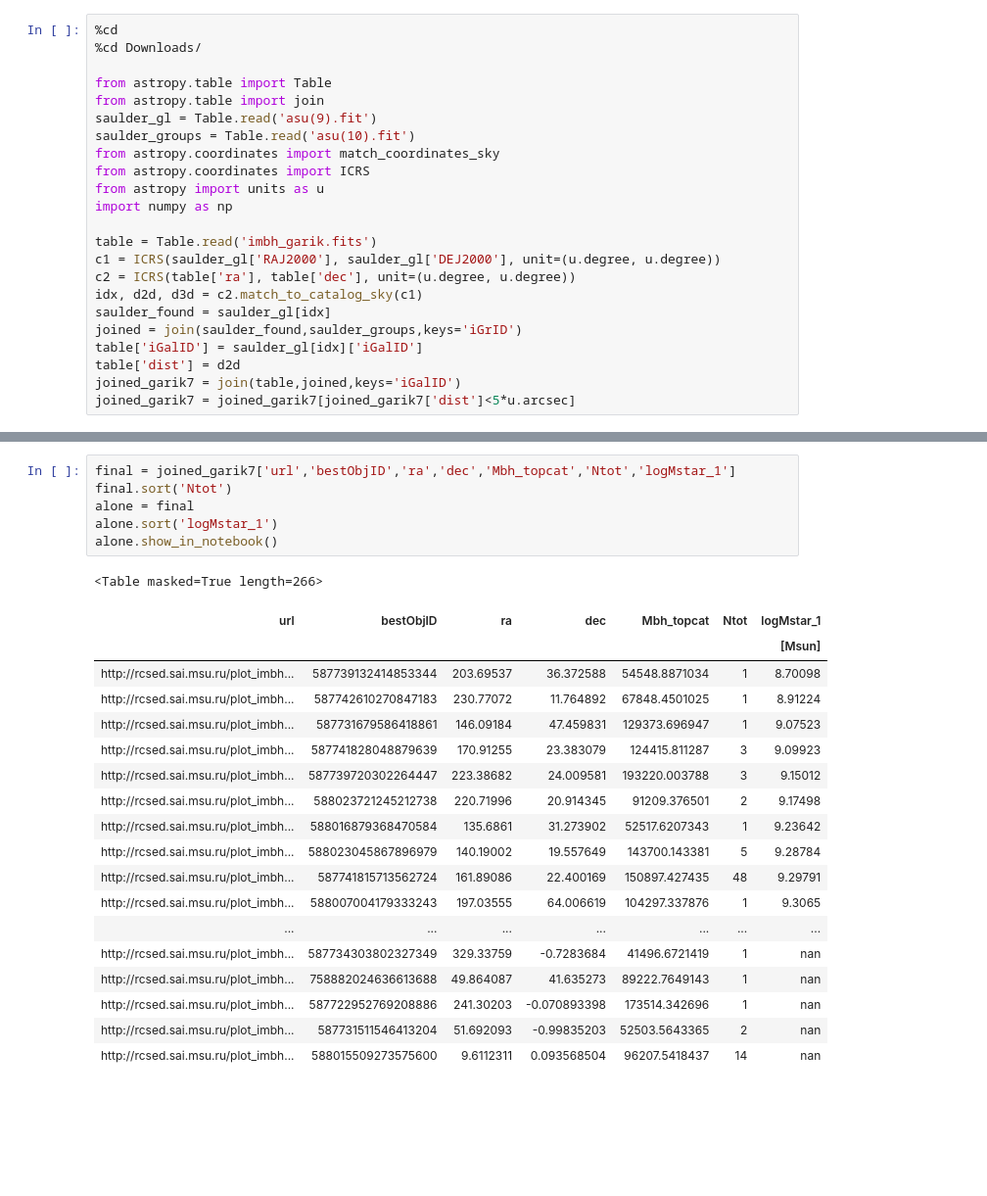
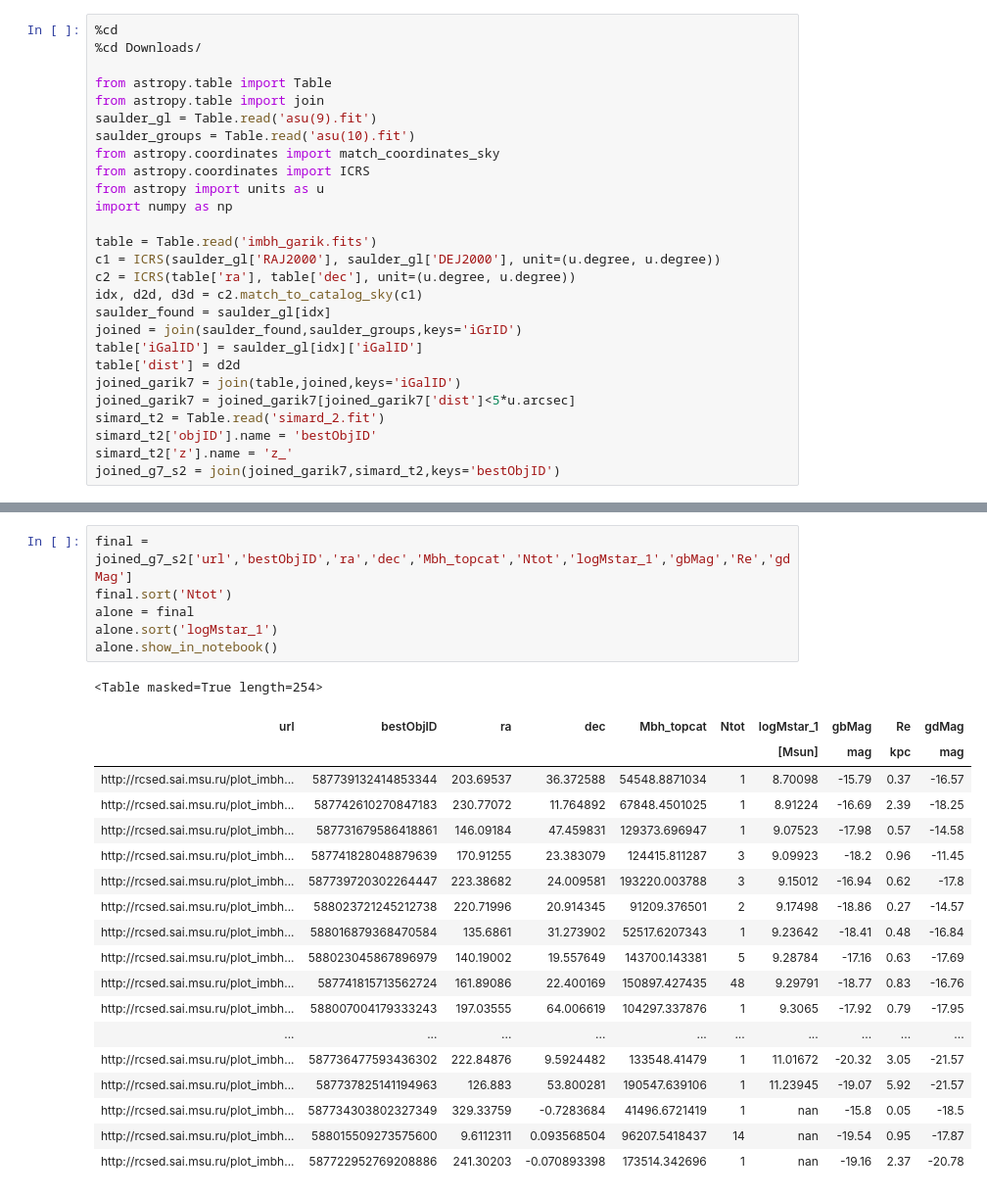
Before and after one commit to Kirilliann/imbh_host, a Jupyter notebook: table_groups.ipynb, the cells around one changed output, grey strips where cells are left out. Shown at 98% size. Saved outputs shown, nothing was run; the diff lists cells and outputs as text; blank space fills up the shorter version.

Commit message:
simard added

```diff
--- a/table_groups.ipynb
+++ b/table_groups.ipynb
@@ -21,6 +21,10 @@ table['iGalID'] = saulder_gl[idx]['iGalID']
 table['dist'] = d2d
 joined_garik7 = join(table,joined,keys='iGalID')
 joined_garik7 = joined_garik7[joined_garik7['dist']<5*u.arcsec]
+simard_t2 = Table.read('simard_2.fit')
+simard_t2['objID'].name = 'bestObjID'
+simard_t2['z'].name = 'z_'
+joined_g7_s2 = join(joined_garik7,simard_t2,keys='bestObjID')
 # %% [output]
 /home/kirill
 /home/kirill/Downloads
@@ -44,26 +48,26 @@ WARNING: MergeConflictWarning: Cannot merge meta key 'UCD__10' types <type 'str'
 # %%
-final = joined_garik7['url','bestObjID','ra','dec','Mbh_topcat','Ntot','logMstar_1']
+final = joined_g7_s2['url','bestObjID','ra','dec','Mbh_topcat','Ntot','logMstar_1','gbMag','Re','gdMag']
 final.sort('Ntot')
 alone = final
 alone.sort('logMstar_1')
 alone.show_in_notebook()
 # %% [output]
-<Table masked=True length=266>
+<Table masked=True length=254>
-| url | bestObjID | ra | dec | Mbh_topcat | Ntot | logMstar_1 |
-|  |  |  |  |  |  | [Msun] |
-| http://rcsed.sai.msu.ru/plot_imbh... | 587739132414853344 | 203.69537 | 36.372588 | 54548.8871034 | 1 | 8.70098 |
-| http://rcsed.sai.msu.ru/plot_imbh... | 587742610270847183 | 230.77072 | 11.764892 | 67848.4501025 | 1 | 8.91224 |
-| http://rcsed.sai.msu.ru/plot_imbh... | 587731679586418861 | 146.09184 | 47.459831 | 129373.696947 | 1 | 9.07523 |
-| http://rcsed.sai.msu.ru/plot_imbh... | 587741828048879639 | 170.91255 | 23.383079 | 124415.811287 | 3 | 9.09923 |
-| http://rcsed.sai.msu.ru/plot_imbh... | 587739720302264447 | 223.38682 | 24.009581 | 193220.003788 | 3 | 9.15012 |
-| http://rcsed.sai.msu.ru/plot_imbh... | 588023721245212738 | 220.71996 | 20.914345 | 91209.376501 | 2 | 9.17498 |
-| http://rcsed.sai.msu.ru/plot_imbh... | 588016879368470584 | 135.6861 | 31.273902 | 52517.6207343 | 1 | 9.23642 |
-| http://rcsed.sai.msu.ru/plot_imbh... | 588023045867896979 | 140.19002 | 19.557649 | 143700.143381 | 5 | 9.28784 |
-| http://rcsed.sai.msu.ru/plot_imbh... | 587741815713562724 | 161.89086 | 22.400169 | 150897.427435 | 48 | 9.29791 |
-| http://rcsed.sai.msu.ru/plot_imbh... | 588007004179333243 | 197.03555 | 64.006619 | 104297.337876 | 1 | 9.3065 |
-| ... | ... | ... | ... | ... | ... | ... |
-| http://rcsed.sai.msu.ru/plot_imbh... | 587734303802327349 | 329.33759 | -0.7283684 | 41496.6721419 | 1 | nan |
-| http://rcsed.sai.msu.ru/plot_imbh... | 758882024636613688 | 49.864087 | 41.635273 | 89222.7649143 | 1 | nan |
-| http://rcsed.sai.msu.ru/plot_imbh... | 587722952769208886 | 241.30203 | -0.070893398 | 173514.342696 | 1 | nan |
-| http://rcsed.sai.msu.ru/plot_imbh... | 587731511546413204 | 51.692093 | -0.99835203 | 52503.5643365 | 2 | nan |
-| http://rcsed.sai.msu.ru/plot_imbh... | 588015509273575600 | 9.6112311 | 0.093568504 | 96207.5418437 | 14 | nan |
+| url | bestObjID | ra | dec | Mbh_topcat | Ntot | logMstar_1 | gbMag | Re | gdMag |
+|  |  |  |  |  |  | [Msun] | mag | kpc | mag |
+| http://rcsed.sai.msu.ru/plot_imbh... | 587739132414853344 | 203.69537 | 36.372588 | 54548.8871034 | 1 | 8.70098 | -15.79 | 0.37 | -16.57 |
+| http://rcsed.sai.msu.ru/plot_imbh... | 587742610270847183 | 230.77072 | 11.764892 | 67848.4501025 | 1 | 8.91224 | -16.69 | 2.39 | -18.25 |
+| http://rcsed.sai.msu.ru/plot_imbh... | 587731679586418861 | 146.09184 | 47.459831 | 129373.696947 | 1 | 9.07523 | -17.98 | 0.57 | -14.58 |
+| http://rcsed.sai.msu.ru/plot_imbh... | 587741828048879639 | 170.91255 | 23.383079 | 124415.811287 | 3 | 9.09923 | -18.2 | 0.96 | -11.45 |
+| http://rcsed.sai.msu.ru/plot_imbh... | 587739720302264447 | 223.38682 | 24.009581 | 193220.003788 | 3 | 9.15012 | -16.94 | 0.62 | -17.8 |
+| http://rcsed.sai.msu.ru/plot_imbh... | 588023721245212738 | 220.71996 | 20.914345 | 91209.376501 | 2 | 9.17498 | -18.86 | 0.27 | -14.57 |
+| http://rcsed.sai.msu.ru/plot_imbh... | 588016879368470584 | 135.6861 | 31.273902 | 52517.6207343 | 1 | 9.23642 | -18.41 | 0.48 | -16.84 |
+| http://rcsed.sai.msu.ru/plot_imbh... | 588023045867896979 | 140.19002 | 19.557649 | 143700.143381 | 5 | 9.28784 | -17.16 | 0.63 | -17.69 |
+| http://rcsed.sai.msu.ru/plot_imbh... | 587741815713562724 | 161.89086 | 22.400169 | 150897.427435 | 48 | 9.29791 | -18.77 | 0.83 | -16.76 |
+| http://rcsed.sai.msu.ru/plot_imbh... | 588007004179333243 | 197.03555 | 64.006619 | 104297.337876 | 1 | 9.3065 | -17.92 | 0.79 | -17.95 |
+| ... | ... | ... | ... | ... | ... | ... | ... | ... | ... |
+| http://rcsed.sai.msu.ru/plot_imbh... | 587736477593436302 | 222.84876 | 9.5924482 | 133548.41479 | 1 | 11.01672 | -20.32 | 3.05 | -21.57 |
+| http://rcsed.sai.msu.ru/plot_imbh... | 587737825141194963 | 126.883 | 53.800281 | 190547.639106 | 1 | 11.23945 | -19.07 | 5.92 | -21.57 |
+| http://rcsed.sai.msu.ru/plot_imbh... | 587734303802327349 | 329.33759 | -0.7283684 | 41496.6721419 | 1 | nan | -15.8 | 0.05 | -18.5 |
+| http://rcsed.sai.msu.ru/plot_imbh... | 588015509273575600 | 9.6112311 | 0.093568504 | 96207.5418437 | 14 | nan | -19.54 | 0.95 | -17.87 |
+| http://rcsed.sai.msu.ru/plot_imbh... | 587722952769208886 | 241.30203 | -0.070893398 | 173514.342696 | 1 | nan | -19.16 | 2.37 | -20.78 |
```
Also changed, not shown: parts of 2 cells of this notebook.
